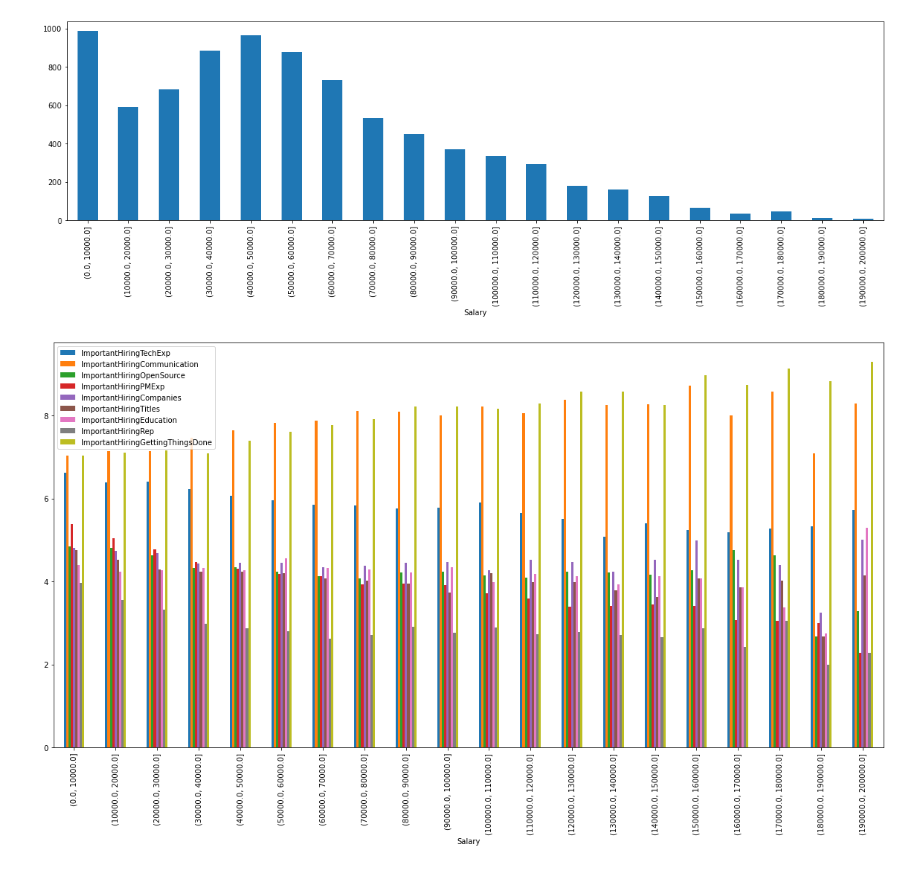
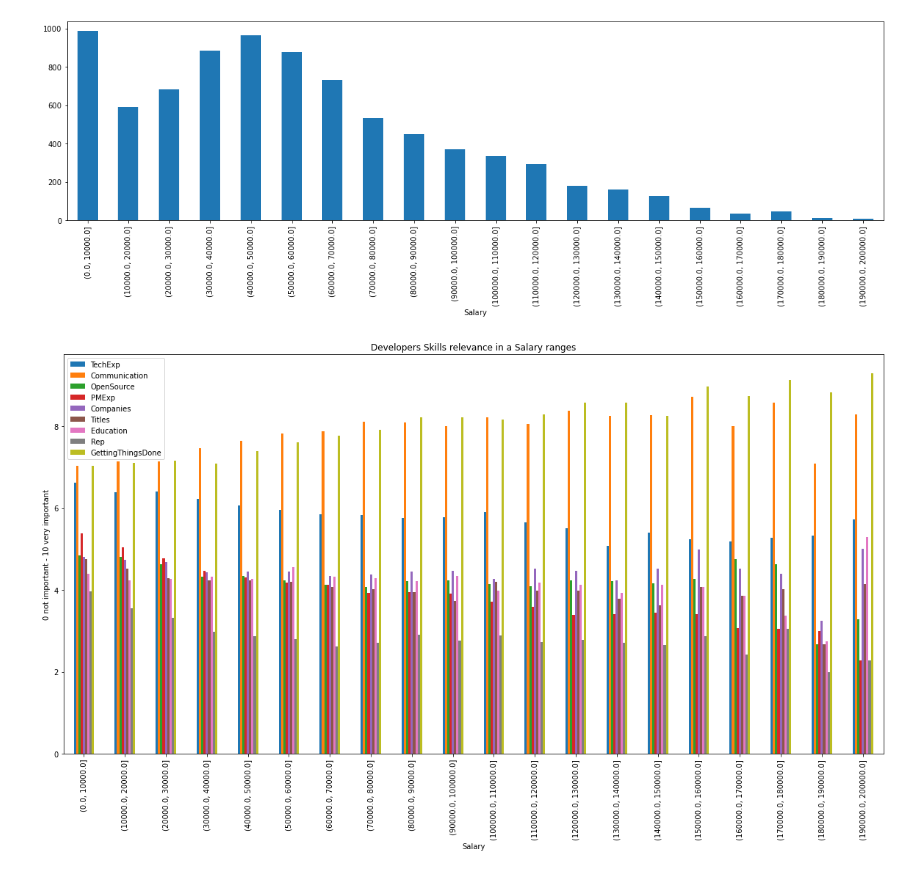
Before and after one commit to jc2/udacity_datascience_p1, a Jupyter notebook: takeaway2.ipynb, the cells around one changed output. Saved outputs shown, nothing was run; the diff lists cells and outputs as text; code cells hidden in the pictures.

```diff
--- a/takeaway2.ipynb
+++ b/takeaway2.ipynb
@@ -19,3 +24,5 @@ takeaway2 = takeaway2.dropna(subset=list(df.columns[df.columns.to_series().str.c
 takeaway2.shape
 # %% [output]
 (8320, 11)
+# %%
+takeaway2.columns = [c.replace('ImportantHiring', '') for c in takeaway2.columns]
@@ -34,6 +43,6 @@ takeaway2['count'].plot(figsize=[20,5], kind='bar')
 # %%
 takeaway2 = takeaway2.iloc[:,1:].div(takeaway2['count'], axis=0).drop(['Salary', 'count'], axis=1)
 # %%
-takeaway2.plot(figsize=[20,10], kind='bar');
+takeaway2.plot(figsize=[20,10], kind='bar', title="Developers Skills relevance in a Salary ranges", ylabel="0 not important - 10 very important");
 # %% [output]
-[figure, old version]
+[figure, new version]
```
Also changed, not shown: parts of 3 cells of this notebook, 6 other files.
